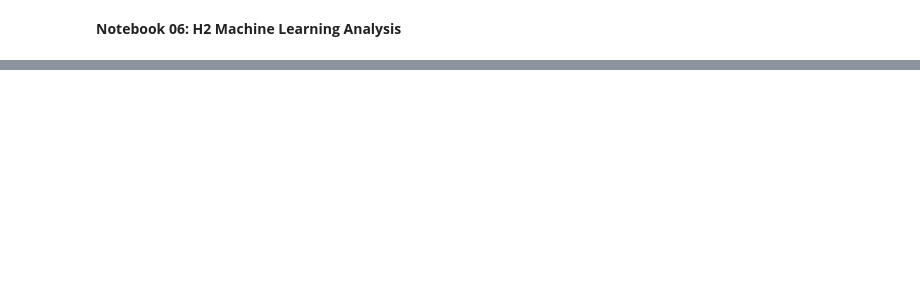
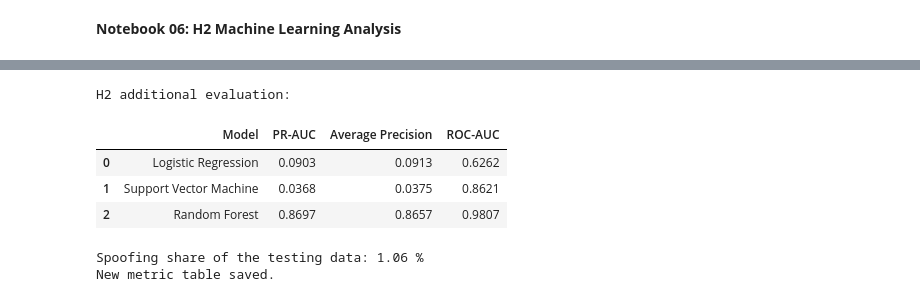
Before and after one commit to LaToshaCyberEngineer/Aviation-Baggage-Cybersecurity-Research, a Jupyter notebook: 00_Notebooks/06_Praxis_H2_Machine_Learning_Analysis.ipynb, the cells around one changed output, grey strips where cells are left out. Drawn from its saved outputs; the diff is of its cells as text; code cells hidden in the pictures; blank space fills up the shorter version.

```diff
--- a/00_Notebooks/06_Praxis_H2_Machine_Learning_Analysis.ipynb
+++ b/00_Notebooks/06_Praxis_H2_Machine_Learning_Analysis.ipynb
@@ -1735,0 +587,56 @@ Based on the highest spoofing detection accuracy among the three models, the res
+# %%
+# Step 10: Calculate additional H2 model measures
+
+# Load the additional evaluation tools
+from sklearn.metrics import precision_recall_curve, average_precision_score, roc_auc_score, roc_curve, auc
+
+# Get the spoofing scores for each model
+# Class 1 is the spoofing label
+logistic_scores = logistic_model.predict_proba(X_test_prepared)[:, 1]
+random_forest_scores = random_forest_model.predict_proba(X_test_prepared)[:, 1]
+
+# Use the SVM score from the trained model
+svm_scores = svm_model.decision_function(X_test_prepared)
+
+# Set the model names and scores
+model_scores = {
+    "Logistic Regression": logistic_scores,
+    "Support Vector Machine": svm_scores,
+    "Random Forest": random_forest_scores
+}
+
+# Create a list for the results
+auc_results = []
+
+# Calculate the three measures for each model
+for model_name, scores in model_scores.items():
+    precision, recall, _ = precision_recall_curve(y_test, scores)
+    pr_auc = auc(recall, precision)                    # Area under the precision recall curve.
+    average_precision = average_precision_score(y_test, scores)  # Related but different measure.
+    roc_auc = roc_auc_score(y_test, scores)           # Area under the ROC curve.
+
+    # Record the results for the model
+    auc_results.append({
+        "Model": model_name,
+        "PR-AUC": pr_auc,
+        "Average Precision": average_precision,
+        "ROC-AUC": roc_auc
+    })
+
+# Display the additional H2 results
+h2_auc_comparison = pd.DataFrame(auc_results)
+print("H2 additional evaluation:")
+display(h2_auc_comparison.round(4))
+print("Spoofing share of the testing data:", round(y_test.mean() * 100, 2), "%")
+
+# Save the additional H2 results
+h2_auc_comparison.to_csv(os.path.join(results_folder, "h2_auc_metrics_supplement.csv"), index=False)
+print("New metric table saved.")
+# %% [output]
+H2 additional evaluation:
+|  | Model | PR-AUC | Average Precision | ROC-AUC |
+| 0 | Logistic Regression | 0.0903 | 0.0913 | 0.6262 |
+| 1 | Support Vector Machine | 0.0368 | 0.0375 | 0.8621 |
+| 2 | Random Forest | 0.8697 | 0.8657 | 0.9807 |
+Spoofing share of the testing data: 1.06 %
+New metric table saved.
```
Also changed, not shown: parts of 42 cells of this notebook, 40 other files.
